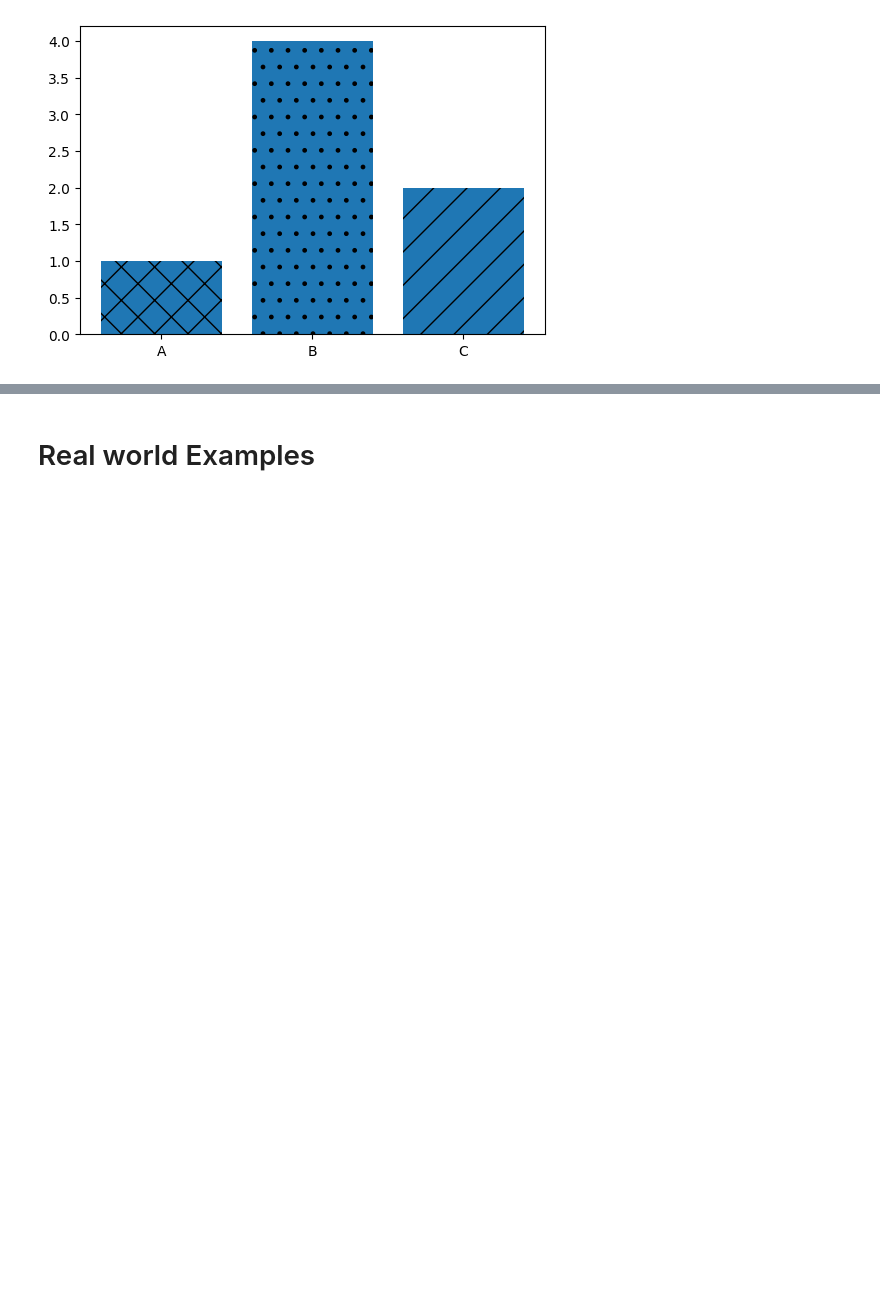
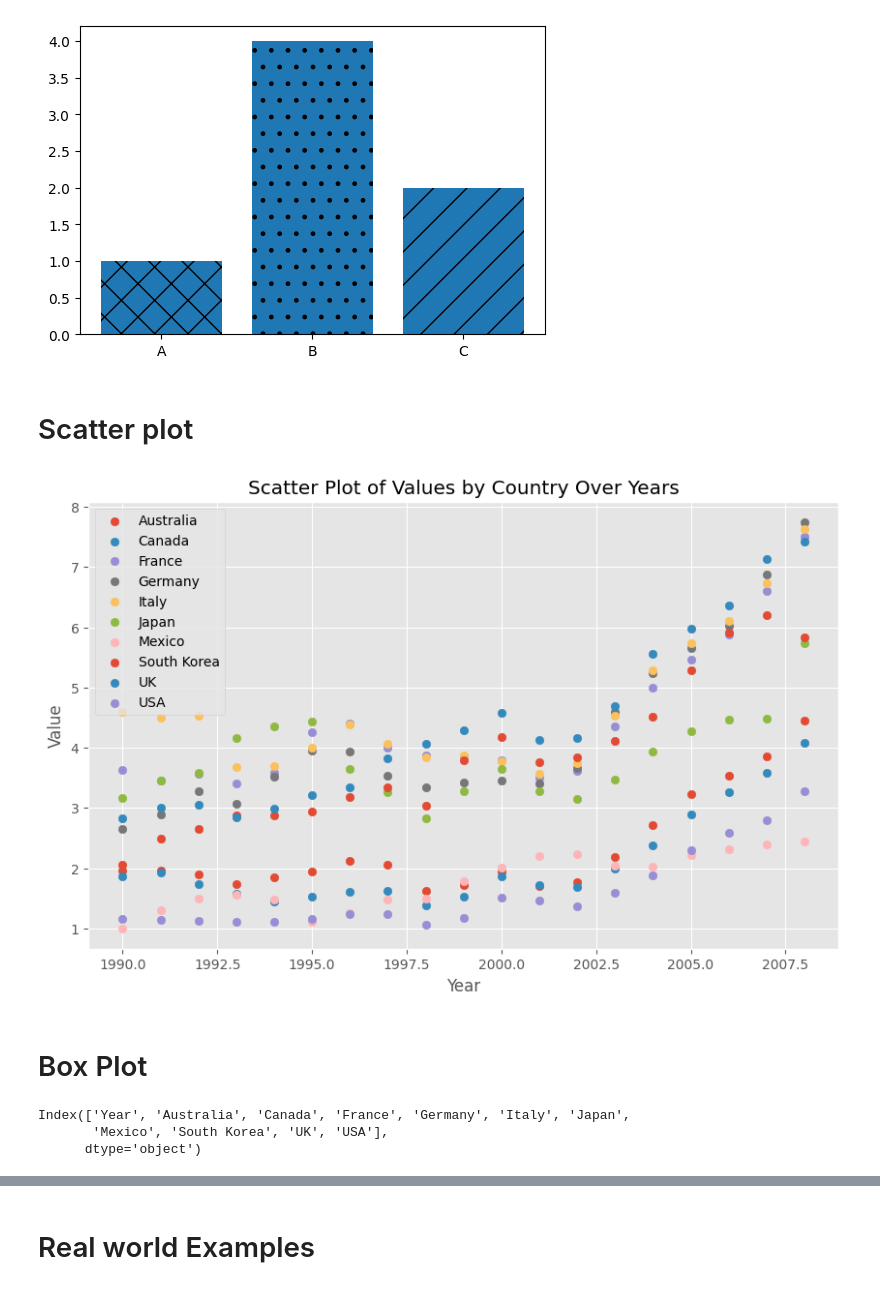
Before and after one commit to samrachana392/Python-Learning, a Jupyter notebook: Matplotlib/learning_mathplotlib.ipynb, the cells around one changed output, grey strips where cells are left out. Cells and saved outputs as stored; diff of their text form; code cells hidden in the pictures; blank space fills up the shorter version.

Commit message:
added some graphs

```diff
--- a/Matplotlib/learning_mathplotlib.ipynb
+++ b/Matplotlib/learning_mathplotlib.ipynb
@@ -395,3 +395,33 @@ for bar in bars:
 plt.show()
 # %% [output]
 [figure]
+# %% [markdown]
+# Scatter plot
+# %%
+
+df = pd.read_csv("gas_prices.csv")  # replace with your actual file name
+
+# Create scatter plot for each country
+plt.figure(figsize=(10,6))
+
+# Loop through all columns except Year
+for country in df.columns[1:]:
+    plt.scatter(df["Year"], df[country], label=country)
+
+plt.xlabel("Year")
+plt.ylabel("Value")
+plt.title("Scatter Plot of Values by Country Over Years")
+plt.legend()
+plt.show()
+# %% [output]
+[figure, added]
+# %% [markdown]
+# Box Plot
+# %%
+
+df = pd.read_csv("gas_prices.csv")
+df.columns
+# %% [output]
+Index(['Year', 'Australia', 'Canada', 'France', 'Germany', 'Italy', 'Japan',
+       'Mexico', 'South Korea', 'UK', 'USA'],
+      dtype='object')
```
Also changed, not shown: parts of 1 cell of this notebook.
